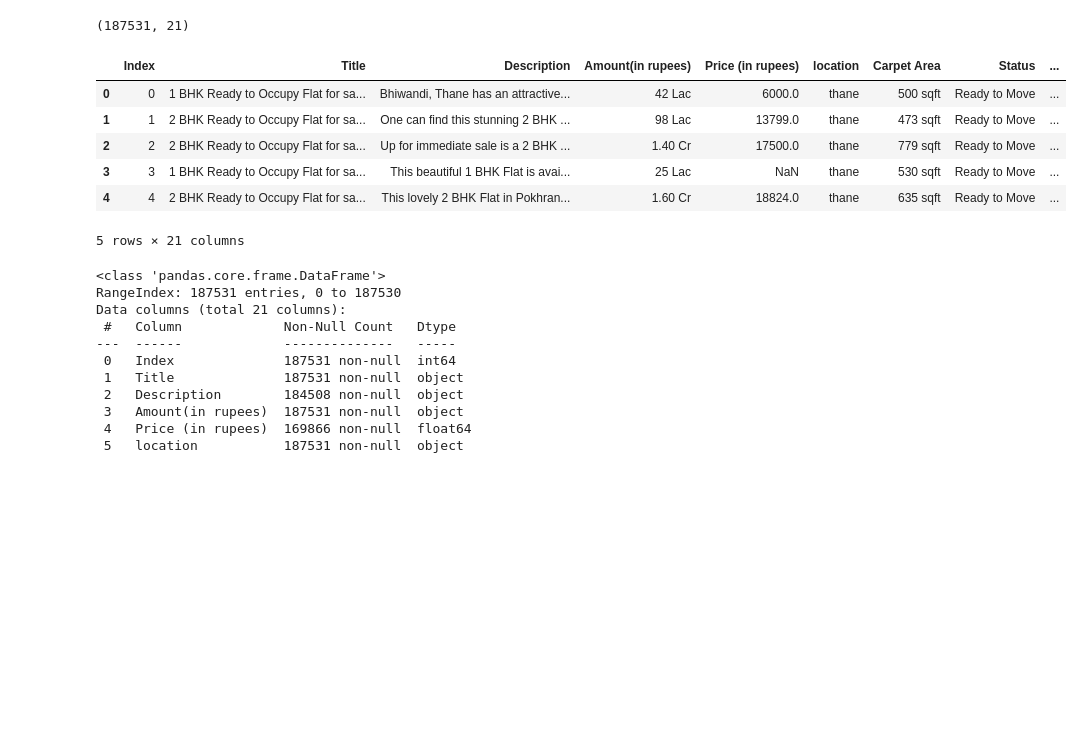
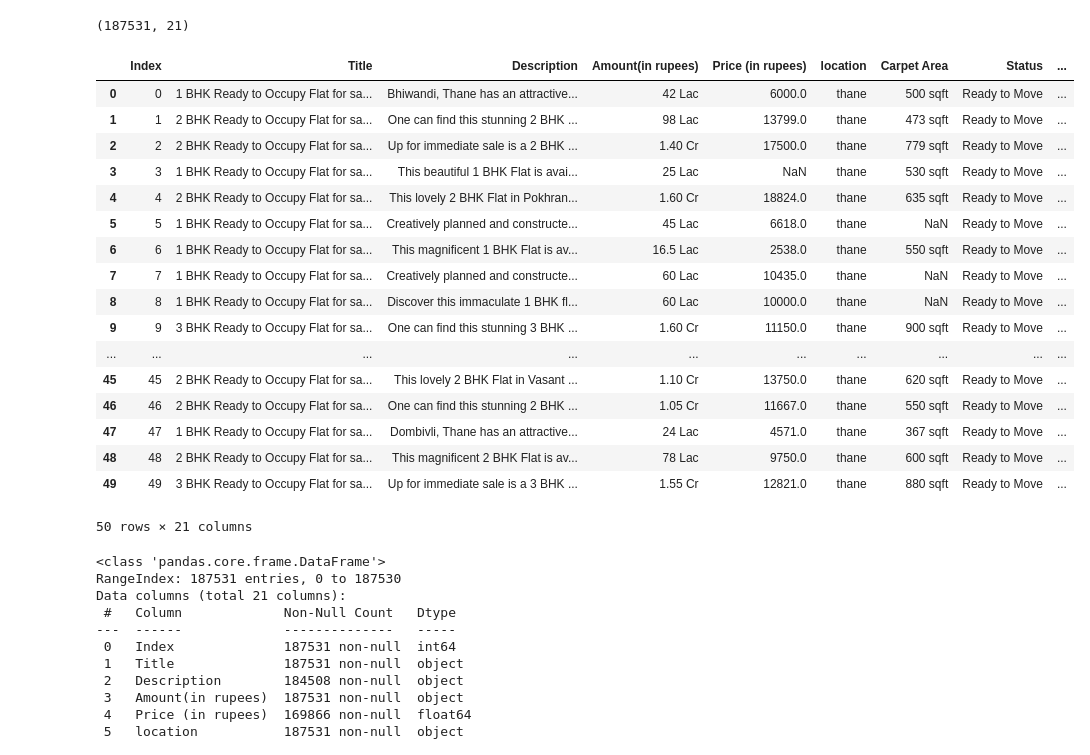
Before and after one commit to GaneshPokharel-tech/datascience, a Jupyter notebook: practice_hall/house_prices_analysis.ipynb, the cells around one changed output. Saved outputs shown, nothing was run; the diff lists cells and outputs as text; code cells hidden in the pictures; blank space fills up the shorter version.

```diff
--- a/practice_hall/house_prices_analysis.ipynb
+++ b/practice_hall/house_prices_analysis.ipynb
@@ -11,15 +11,26 @@ df.shape
 # %% [output]
 (187531, 21)
 # %%
-df.head()
+df.head(50)
 # %% [output]
 |  | Index | Title | Description | Amount(in rupees) | Price (in rupees) | location | Carpet Area | Status | ... |
 | 0 | 0 | 1 BHK Ready to Occupy Flat for sa... | Bhiwandi, Thane has an attractive... | 42 Lac | 6000.0 | thane | 500 sqft | Ready to Move | ... |
 | 1 | 1 | 2 BHK Ready to Occupy Flat for sa... | One can find this stunning 2 BHK ... | 98 Lac | 13799.0 | thane | 473 sqft | Ready to Move | ... |
 | 2 | 2 | 2 BHK Ready to Occupy Flat for sa... | Up for immediate sale is a 2 BHK ... | 1.40 Cr | 17500.0 | thane | 779 sqft | Ready to Move | ... |
 | 3 | 3 | 1 BHK Ready to Occupy Flat for sa... | This beautiful 1 BHK Flat is avai... | 25 Lac | NaN | thane | 530 sqft | Ready to Move | ... |
 | 4 | 4 | 2 BHK Ready to Occupy Flat for sa... | This lovely 2 BHK Flat in Pokhran... | 1.60 Cr | 18824.0 | thane | 635 sqft | Ready to Move | ... |
+| 5 | 5 | 1 BHK Ready to Occupy Flat for sa... | Creatively planned and constructe... | 45 Lac | 6618.0 | thane | NaN | Ready to Move | ... |
+| 6 | 6 | 1 BHK Ready to Occupy Flat for sa... | This magnificent 1 BHK Flat is av... | 16.5 Lac | 2538.0 | thane | 550 sqft | Ready to Move | ... |
+| 7 | 7 | 1 BHK Ready to Occupy Flat for sa... | Creatively planned and constructe... | 60 Lac | 10435.0 | thane | NaN | Ready to Move | ... |
+| 8 | 8 | 1 BHK Ready to Occupy Flat for sa... | Discover this immaculate 1 BHK fl... | 60 Lac | 10000.0 | thane | NaN | Ready to Move | ... |
+| 9 | 9 | 3 BHK Ready to Occupy Flat for sa... | One can find this stunning 3 BHK ... | 1.60 Cr | 11150.0 | thane | 900 sqft | Ready to Move | ... |
+| ... | ... | ... | ... | ... | ... | ... | ... | ... | ... |
+| 45 | 45 | 2 BHK Ready to Occupy Flat for sa... | This lovely 2 BHK Flat in Vasant ... | 1.10 Cr | 13750.0 | thane | 620 sqft | Ready to Move | ... |
+| 46 | 46 | 2 BHK Ready to Occupy Flat for sa... | One can find this stunning 2 BHK ... | 1.05 Cr | 11667.0 | thane | 550 sqft | Ready to Move | ... |
+| 47 | 47 | 1 BHK Ready to Occupy Flat for sa... | Dombivli, Thane has an attractive... | 24 Lac | 4571.0 | thane | 367 sqft | Ready to Move | ... |
+| 48 | 48 | 2 BHK Ready to Occupy Flat for sa... | This magnificent 2 BHK Flat is av... | 78 Lac | 9750.0 | thane | 600 sqft | Ready to Move | ... |
+| 49 | 49 | 3 BHK Ready to Occupy Flat for sa... | Up for immediate sale is a 3 BHK ... | 1.55 Cr | 12821.0 | thane | 880 sqft | Ready to Move | ... |
-5 rows × 21 columns
+50 rows × 21 columns
 # %%
 df.info()
 # %% [output]
```
Also changed, not shown: parts of 1 cell of this notebook, 8 other files.
